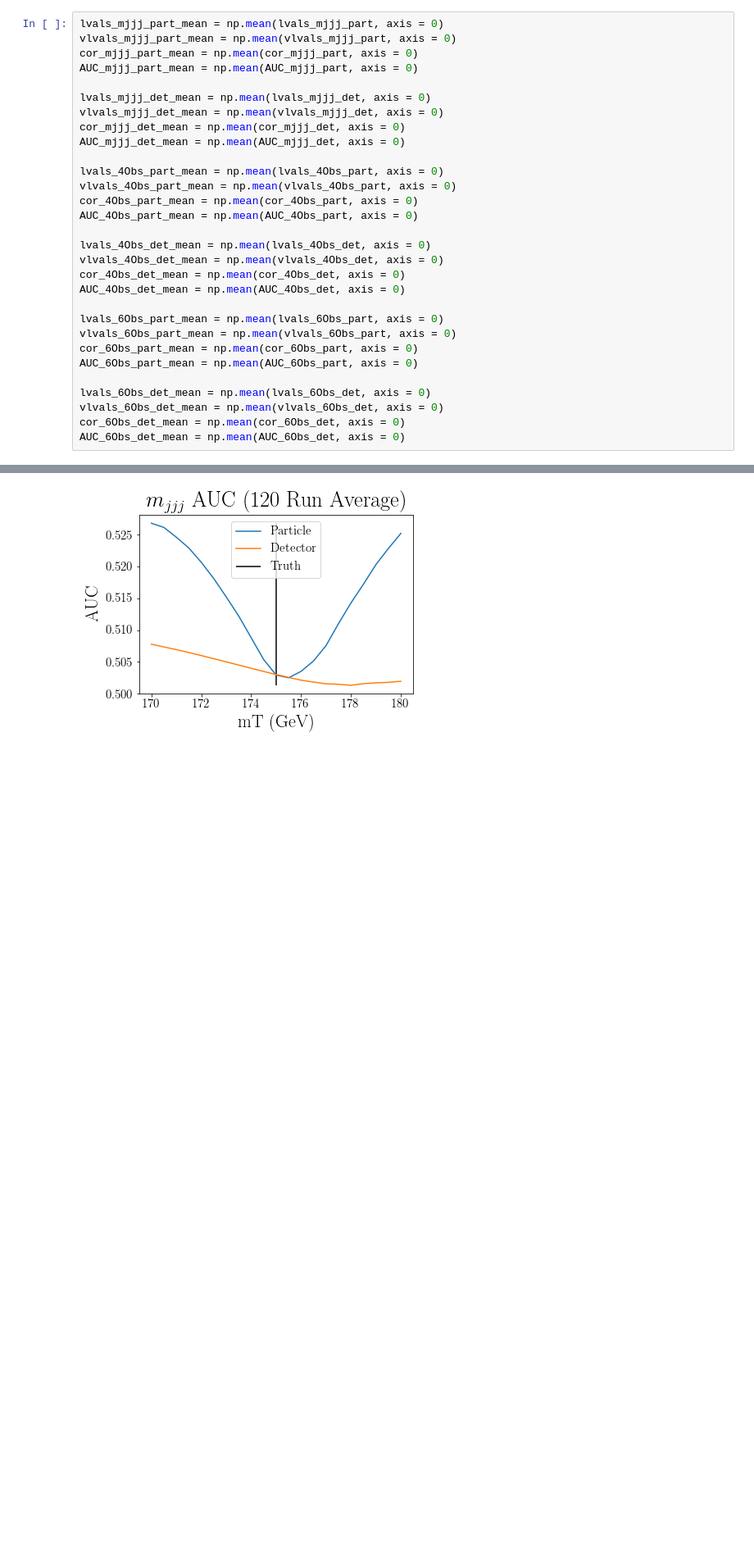
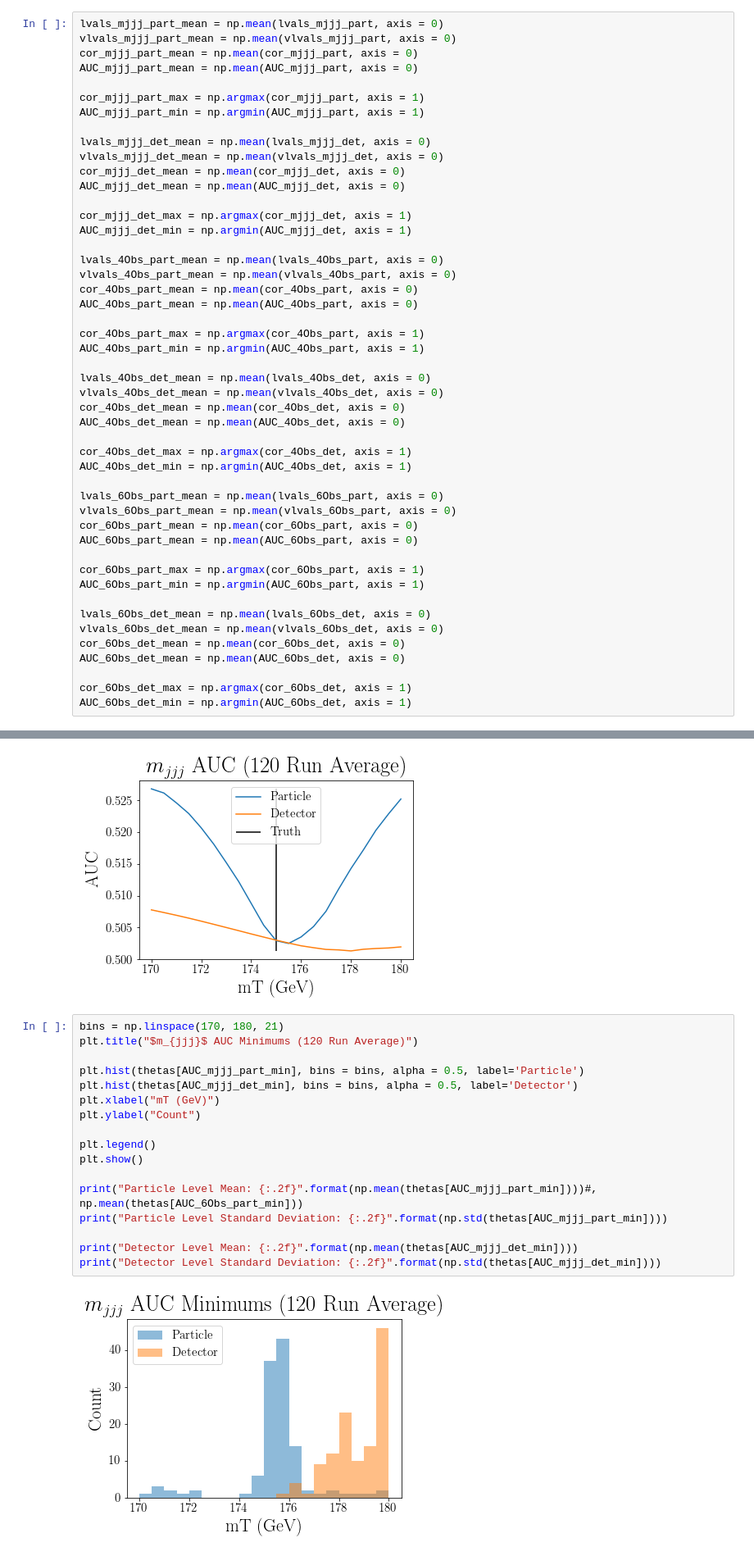
Before and after one commit to hep-lbdl/SRGN, a Jupyter notebook: TopQuarkFitting/DCTR_1D_mT-EnsembleDataProcessing.ipynb, the cells around one changed output, grey strips where cells are left out. Shown at 82% size. Saved outputs shown, nothing was run; the diff lists cells and outputs as text; blank space fills up the shorter version.

Commit message:
added auc min and cor max histograms

```diff
--- a/TopQuarkFitting/DCTR_1D_mT-EnsembleDataProcessing.ipynb
+++ b/TopQuarkFitting/DCTR_1D_mT-EnsembleDataProcessing.ipynb
@@ -116,30 +116,48 @@ vlvals_mjjj_part_mean = np.mean(vlvals_mjjj_part, axis = 0)
 cor_mjjj_part_mean = np.mean(cor_mjjj_part, axis = 0)
 AUC_mjjj_part_mean = np.mean(AUC_mjjj_part, axis = 0)
 
+cor_mjjj_part_max = np.argmax(cor_mjjj_part, axis = 1)
+AUC_mjjj_part_min = np.argmin(AUC_mjjj_part, axis = 1)
+
 lvals_mjjj_det_mean = np.mean(lvals_mjjj_det, axis = 0)
 vlvals_mjjj_det_mean = np.mean(vlvals_mjjj_det, axis = 0)
 cor_mjjj_det_mean = np.mean(cor_mjjj_det, axis = 0)
 AUC_mjjj_det_mean = np.mean(AUC_mjjj_det, axis = 0)
+
+cor_mjjj_det_max = np.argmax(cor_mjjj_det, axis = 1)
+AUC_mjjj_det_min = np.argmin(AUC_mjjj_det, axis = 1)
 
 lvals_4Obs_part_mean = np.mean(lvals_4Obs_part, axis = 0)
 vlvals_4Obs_part_mean = np.mean(vlvals_4Obs_part, axis = 0)
 cor_4Obs_part_mean = np.mean(cor_4Obs_part, axis = 0)
 AUC_4Obs_part_mean = np.mean(AUC_4Obs_part, axis = 0)
 
+cor_4Obs_part_max = np.argmax(cor_4Obs_part, axis = 1)
+AUC_4Obs_part_min = np.argmin(AUC_4Obs_part, axis = 1)
+
 lvals_4Obs_det_mean = np.mean(lvals_4Obs_det, axis = 0)
 vlvals_4Obs_det_mean = np.mean(vlvals_4Obs_det, axis = 0)
 cor_4Obs_det_mean = np.mean(cor_4Obs_det, axis = 0)
 AUC_4Obs_det_mean = np.mean(AUC_4Obs_det, axis = 0)
+
+cor_4Obs_det_max = np.argmax(cor_4Obs_det, axis = 1)
+AUC_4Obs_det_min = np.argmin(AUC_4Obs_det, axis = 1)
 
 lvals_6Obs_part_mean = np.mean(lvals_6Obs_part, axis = 0)
 vlvals_6Obs_part_mean = np.mean(vlvals_6Obs_part, axis = 0)
 cor_6Obs_part_mean = np.mean(cor_6Obs_part, axis = 0)
 AUC_6Obs_part_mean = np.mean(AUC_6Obs_part, axis = 0)
 
+cor_6Obs_part_max = np.argmax(cor_6Obs_part, axis = 1)
+AUC_6Obs_part_min = np.argmin(AUC_6Obs_part, axis = 1)
+
 lvals_6Obs_det_mean = np.mean(lvals_6Obs_det, axis = 0)
 vlvals_6Obs_det_mean = np.mean(vlvals_6Obs_det, axis = 0)
 cor_6Obs_det_mean = np.mean(cor_6Obs_det, axis = 0)
 AUC_6Obs_det_mean = np.mean(AUC_6Obs_det, axis = 0)
+
+cor_6Obs_det_max = np.argmax(cor_6Obs_det, axis = 1)
+AUC_6Obs_det_min = np.argmin(AUC_6Obs_det, axis = 1)
 # %%
 plt.title("Particle Level AUC (120 Run Average)")
 
@@ -237,3 +255,22 @@ plt.legend()
 plt.show()
 # %% [output]
 [figure]
+# %%
+bins = np.linspace(170, 180, 21)
+plt.title("$m_{jjj}$ AUC Minimums (120 Run Average)")
+
+plt.hist(thetas[AUC_mjjj_part_min], bins = bins, alpha = 0.5, label='Particle')
+plt.hist(thetas[AUC_mjjj_det_min], bins = bins, alpha = 0.5, label='Detector')
+plt.xlabel("mT (GeV)")
+plt.ylabel("Count")
+
+plt.legend()
+plt.show()
+
+print("Particle Level Mean: {:.2f}".format(np.mean(thetas[AUC_mjjj_part_min])))#, np.mean(thetas[AUC_6Obs_part_min]))
+print("Particle Level Standard Deviation: {:.2f}".format(np.std(thetas[AUC_mjjj_part_min])))
+
+print("Detector Level Mean: {:.2f}".format(np.mean(thetas[AUC_mjjj_det_min])))
+print("Detector Level Standard Deviation: {:.2f}".format(np.std(thetas[AUC_mjjj_det_min])))
+# %% [output]
+[figure, added]
```
Also changed, not shown: parts of 6 cells of this notebook.
